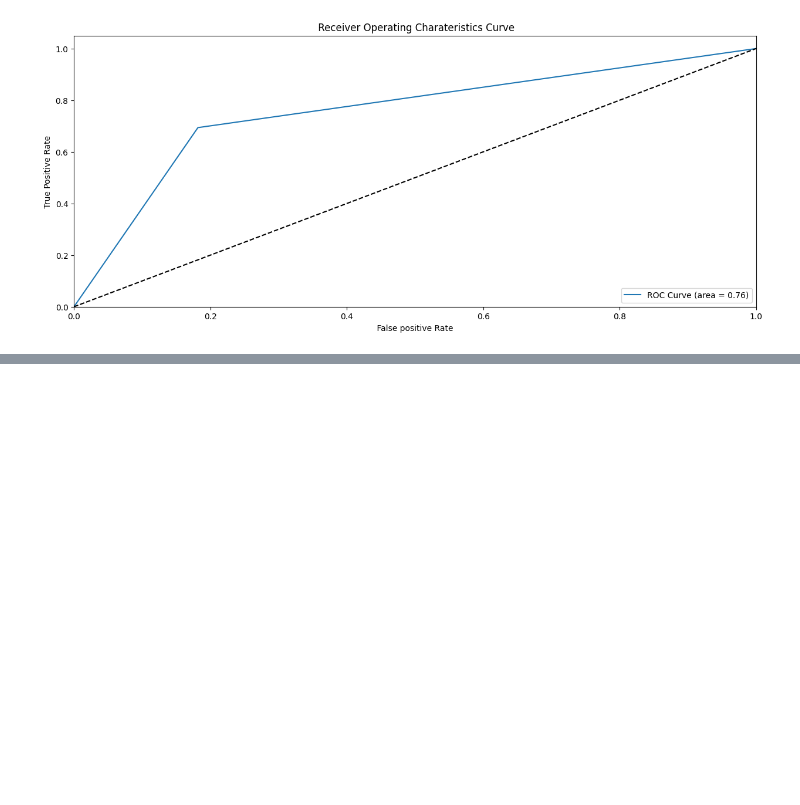
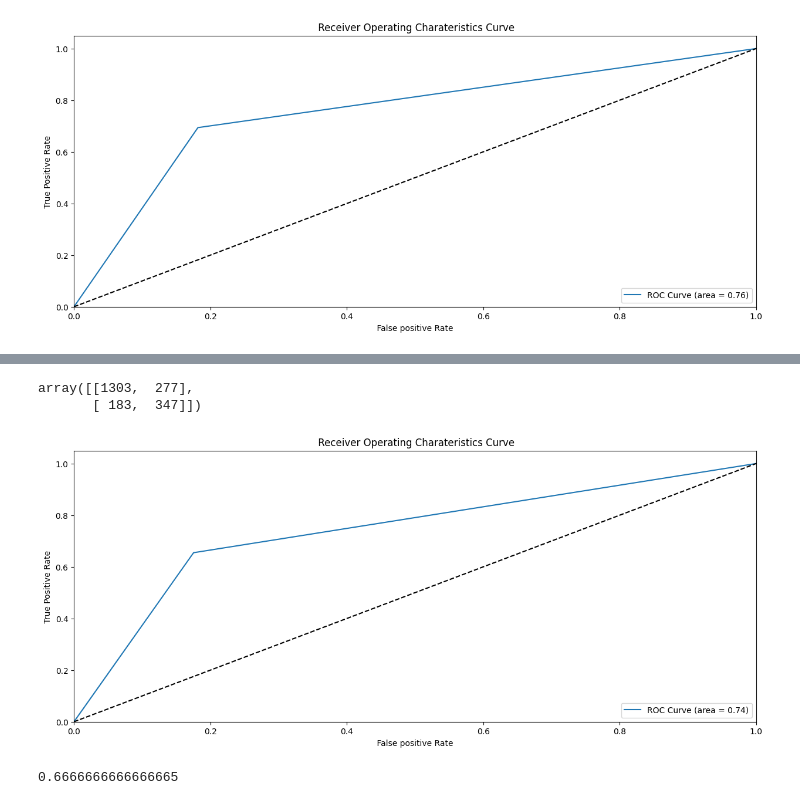
Before and after one commit to Harshit-tech9/Telecom_Churn_Case_Study, a Jupyter notebook: Telecom_Case_study_using_Logistic_Regression.ipynb, the cells around one changed output, grey strips where cells are left out. Cells and saved outputs as stored; diff of their text form; code cells hidden in the pictures; blank space fills up the shorter version.

```diff
--- a/Telecom_Case_study_using_Logistic_Regression.ipynb
+++ b/Telecom_Case_study_using_Logistic_Regression.ipynb
@@ -1254,0 +1280,3 @@ plot_roc(y_train_pred_final['Churn'], y_train_pred_final['final_pred'])
+# %%
+y_test_pred_final['final_pred'] = y_test_pred_final.Churn_prob.map(lambda x: 1 if x > 0.35 else 0)
+y_test_pred_final.head()
@@ -1254,0 +1290,13 @@ plot_roc(y_train_pred_final['Churn'], y_train_pred_final['final_pred'])
+# %%
+confusion_matrix(y_test_pred_final['Churn'], y_test_pred_final['final_pred'])
+# %% [output]
+array([[1303,  277],
+       [ 183,  347]])
+# %%
+plot_roc(y_test_pred_final['Churn'], y_test_pred_final['final_pred'])
+# %% [output]
+[figure, added]
+# %%
+2 * (0.6 * 0.75)/(0.6+0.75)
+# %% [output]
+0.6666666666666665
```
Also changed, not shown: parts of 12 cells of this notebook.
